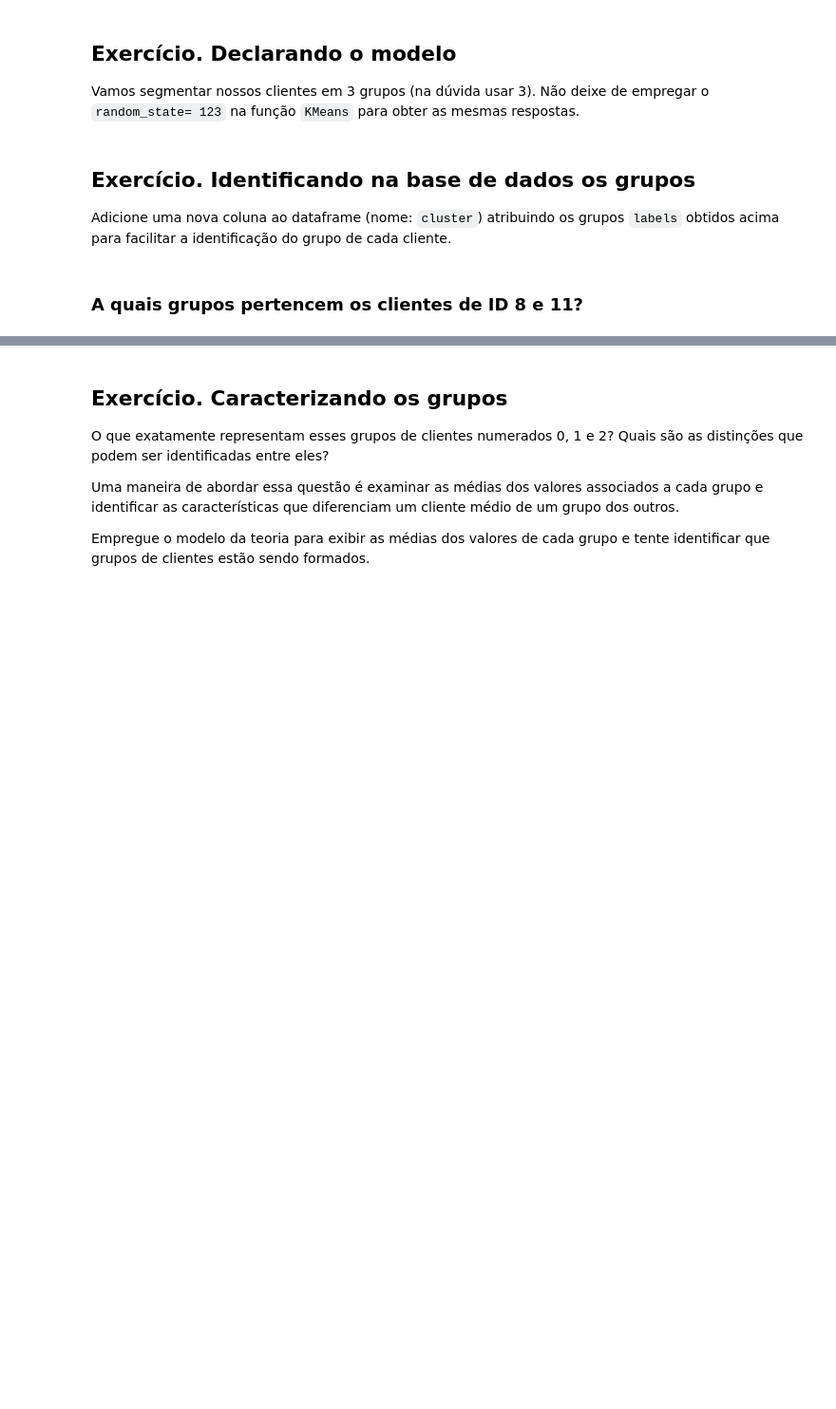
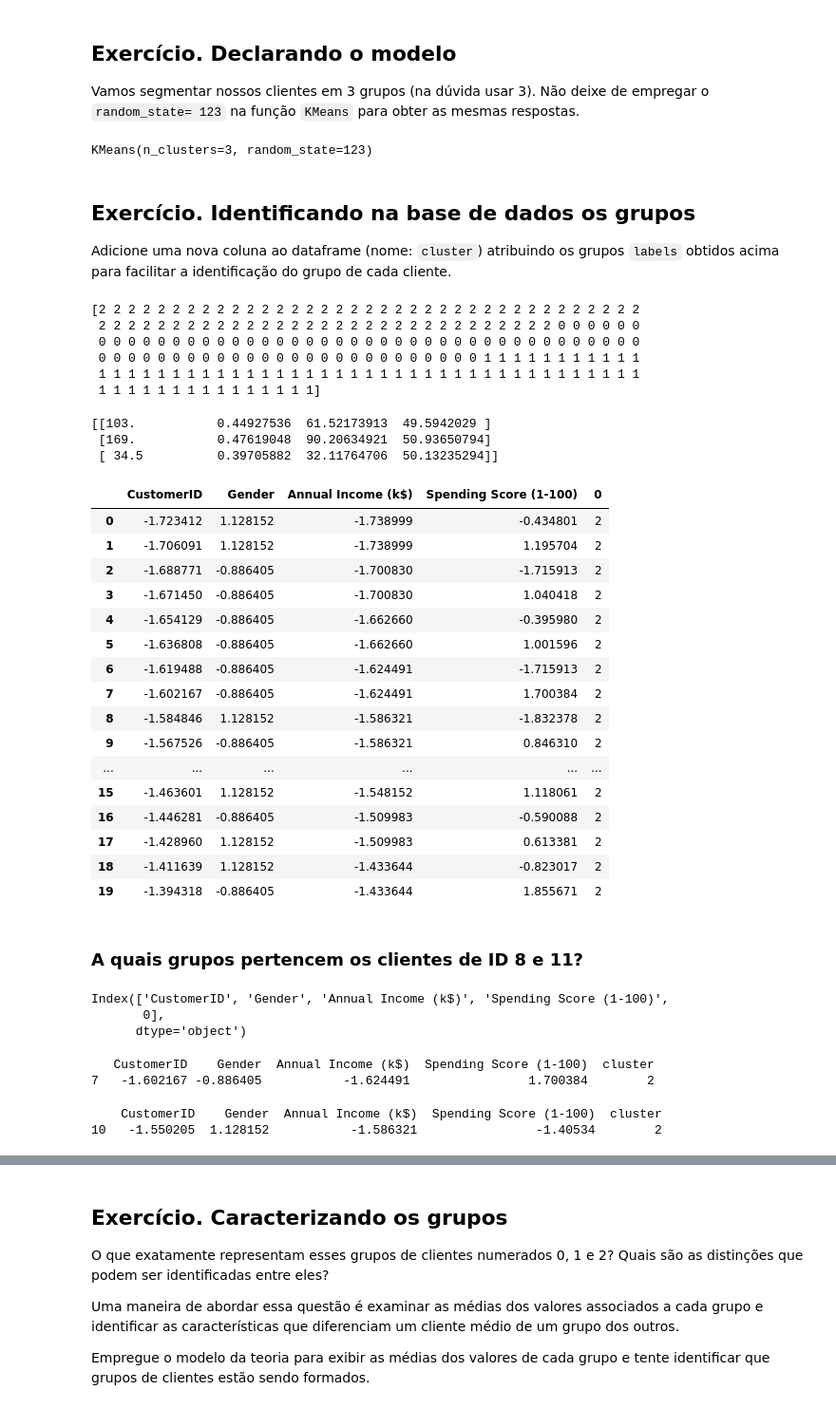
Before and after one commit to andvsilva/programming_school, a Jupyter notebook: notebooks/kmedias/TIC_Kmedias_Lab_2023_2_exercises.ipynb, the cells around one changed output, grey strips where cells are left out. Shown at 95% size. Drawn from its saved outputs; the diff is of its cells as text; code cells hidden in the pictures; blank space fills up the shorter version.

```diff
--- a/notebooks/kmedias/TIC_Kmedias_Lab_2023_2_exercises.ipynb
+++ b/notebooks/kmedias/TIC_Kmedias_Lab_2023_2_exercises.ipynb
@@ -60,2 +152,5 @@ from sklearn.preprocessing import scale
 # %% [markdown]
 Ótimo, seus dados agora devem aparecer todos com média 0 e desvio padrão 1.
+# %%
+df = pd.DataFrame(X_matrix,columns=df.columns, index=df.index)
+df.head()
@@ -77,3 +222,8 @@ Vamos segmentar nossos clientes em 3 grupos (na dúvida usar 3). Não deixe de e
+# %%
+clf = KMeans(n_clusters = 3 , random_state= 123) # Declara o modelo
+clf.fit(X) # Ajustar o modelo
+# %% [output]
+KMeans(n_clusters=3, random_state=123)
 # %% [markdown]
 ## Exercício. Identificando na base de dados os grupos
 
@@ -83,2 +231,42 @@ Adicione uma nova coluna ao dataframe (nome: `cluster`) atribuindo os grupos `la
+# %%
+# To see the clusters.
+labels = clf.labels_
+print(labels)
+# %% [output]
+[2 2 2 2 2 2 2 2 2 2 2 2 2 2 2 2 2 2 2 2 2 2 2 2 2 2 2 2 2 2 2 2 2 2 2 2 2
+ 2 2 2 2 2 2 2 2 2 2 2 2 2 2 2 2 2 2 2 2 2 2 2 2 2 2 2 2 2 2 2 0 0 0 0 0 0
+ 0 0 0 0 0 0 0 0 0 0 0 0 0 0 0 0 0 0 0 0 0 0 0 0 0 0 0 0 0 0 0 0 0 0 0 0 0
+ 0 0 0 0 0 0 0 0 0 0 0 0 0 0 0 0 0 0 0 0 0 0 0 0 0 0 1 1 1 1 1 1 1 1 1 1 1
+ 1 1 1 1 1 1 1 1 1 1 1 1 1 1 1 1 1 1 1 1 1 1 1 1 1 1 1 1 1 1 1 1 1 1 1 1 1
+ 1 1 1 1 1 1 1 1 1 1 1 1 1 1 1]
+# %%
+# To see the centers
+centroids = clf.cluster_centers_
+print(centroids)
+# %% [output]
+[[103.           0.44927536  61.52173913  49.5942029 ]
+ [169.           0.47619048  90.20634921  50.93650794]
+ [ 34.5          0.39705882  32.11764706  50.13235294]]
+# %%
+df = pd.concat([df.reset_index(drop=True),pd.DataFrame(labels)], axis=1)
+df.head(20)
+# %% [output]
+|  | CustomerID | Gender | Annual Income (k$) | Spending Score (1-100) | 0 |
+| 0 | -1.723412 | 1.128152 | -1.738999 | -0.434801 | 2 |
+| 1 | -1.706091 | 1.128152 | -1.738999 | 1.195704 | 2 |
+| 2 | -1.688771 | -0.886405 | -1.700830 | -1.715913 | 2 |
+| 3 | -1.671450 | -0.886405 | -1.700830 | 1.040418 | 2 |
+| 4 | -1.654129 | -0.886405 | -1.662660 | -0.395980 | 2 |
+| 5 | -1.636808 | -0.886405 | -1.662660 | 1.001596 | 2 |
+| 6 | -1.619488 | -0.886405 | -1.624491 | -1.715913 | 2 |
+| 7 | -1.602167 | -0.886405 | -1.624491 | 1.700384 | 2 |
+| 8 | -1.584846 | 1.128152 | -1.586321 | -1.832378 | 2 |
+| 9 | -1.567526 | -0.886405 | -1.586321 | 0.846310 | 2 |
+| ... | ... | ... | ... | ... | ... |
+| 15 | -1.463601 | 1.128152 | -1.548152 | 1.118061 | 2 |
+| 16 | -1.446281 | -0.886405 | -1.509983 | -0.590088 | 2 |
+| 17 | -1.428960 | 1.128152 | -1.509983 | 0.613381 | 2 |
+| 18 | -1.411639 | 1.128152 | -1.433644 | -0.823017 | 2 |
+| 19 | -1.394318 | -0.886405 | -1.433644 | 1.855671 | 2 |
 # %% [markdown]
 ### A quais grupos pertencem os clientes de ID 8 e 11?
@@ -86,0 +273,6 @@ Adicione uma nova coluna ao dataframe (nome: `cluster`) atribuindo os grupos `la
+# %%
+df.columns
+# %% [output]
+Index(['CustomerID', 'Gender', 'Annual Income (k$)', 'Spending Score (1-100)',
+       0],
+      dtype='object')
@@ -86,0 +281,12 @@ Adicione uma nova coluna ao dataframe (nome: `cluster`) atribuindo os grupos `la
+# %%
+#ID 8
+print(df.loc[[7]])
+# %% [output]
+   CustomerID    Gender  Annual Income (k$)  Spending Score (1-100)  cluster
+7   -1.602167 -0.886405           -1.624491                1.700384        2
+# %%
+#ID 11
+print(df.loc[[10]])
+# %% [output]
+    CustomerID    Gender  Annual Income (k$)  Spending Score (1-100)  cluster
+10   -1.550205  1.128152           -1.586321                -1.40534        2
```
Also changed, not shown: parts of 32 cells of this notebook, 2 other files.
